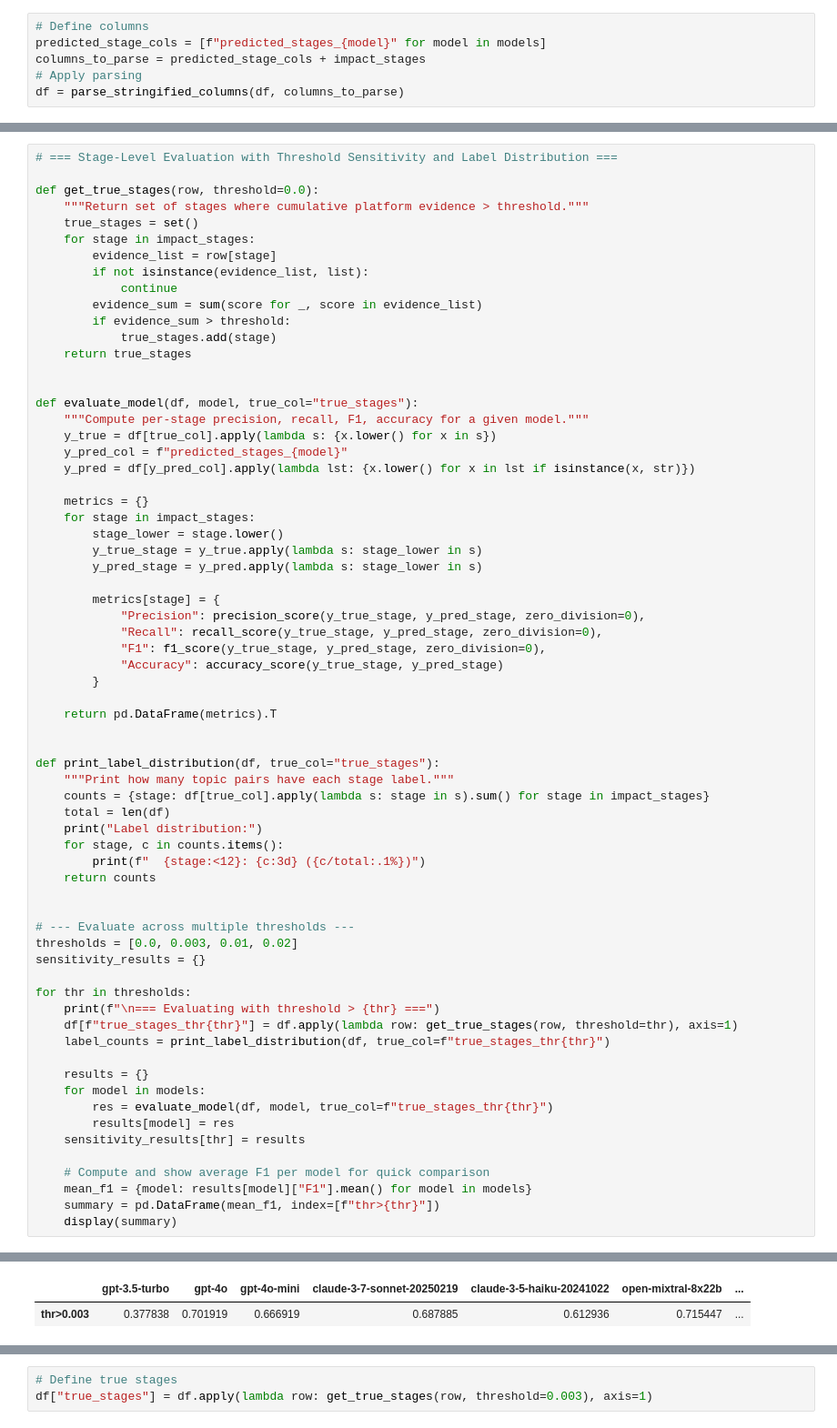
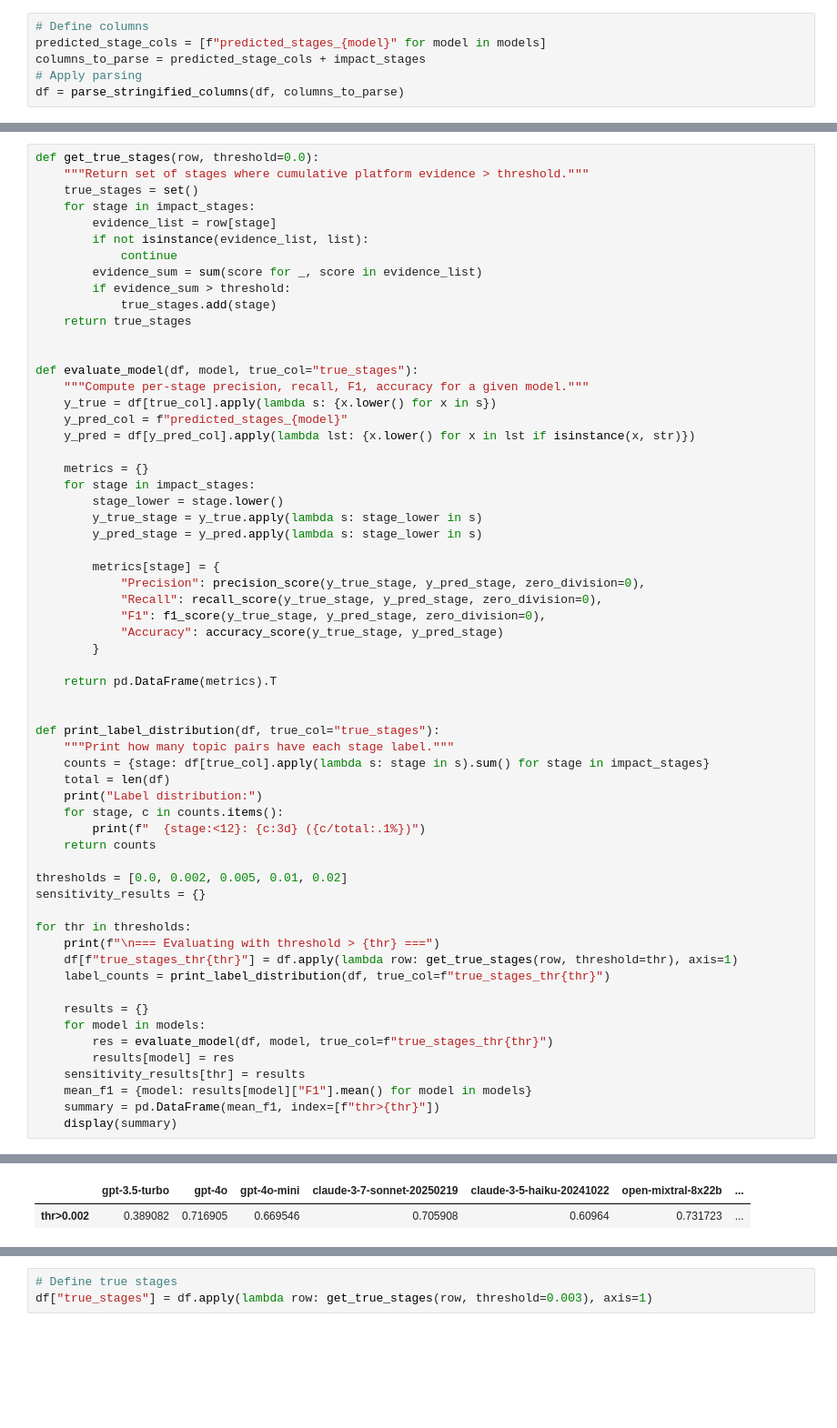
Before and after one commit to flowmetrics-ai/predicting-multidimensional-research-impact, a Jupyter notebook: experiments/Flowmetrics-validation.ipynb, the cells around one changed output, grey strips where cells are left out. Shown at 91% size. Saved outputs shown, nothing was run; the diff lists cells and outputs as text; blank space fills up the shorter version.

```diff
--- a/experiments/Flowmetrics-validation.ipynb
+++ b/experiments/Flowmetrics-validation.ipynb
@@ -152,6 +153,4 @@ The goal is to quantify each model’s ability to detect supported stages and ex
 # %%
-# === Stage-Level Evaluation with Threshold Sensitivity and Label Distribution ===
-
 def get_true_stages(row, threshold=0.0):
     """Return set of stages where cumulative platform evidence > threshold."""
     true_stages = set()
@@ -196,9 +195,7 @@ def print_label_distribution(df, true_col="true_stages"):
         print(f"  {stage:<12}: {c:3d} ({c/total:.1%})")
     return counts
 
-
-# --- Evaluate across multiple thresholds ---
-thresholds = [0.0, 0.003, 0.01, 0.02]
+thresholds = [0.0, 0.002, 0.005, 0.01, 0.02]
 sensitivity_results = {}
 
 for thr in thresholds:
@@ -211,8 +208,6 @@ for thr in thresholds:
         res = evaluate_model(df, model, true_col=f"true_stages_thr{thr}")
         results[model] = res
     sensitivity_results[thr] = results
-
-    # Compute and show average F1 per model for quick comparison
     mean_f1 = {model: results[model]["F1"].mean() for model in models}
     summary = pd.DataFrame(mean_f1, index=[f"thr>{thr}"])
     display(summary)
@@ -236,2 +231,2 @@ Label distribution:
 |  | gpt-3.5-turbo | gpt-4o | gpt-4o-mini | claude-3-7-sonnet-20250219 | claude-3-5-haiku-20241022 | open-mixtral-8x22b | ... |
-| thr>0.003 | 0.377838 | 0.701919 | 0.666919 | 0.687885 | 0.612936 | 0.715447 | ... |
+| thr>0.002 | 0.389082 | 0.716905 | 0.669546 | 0.705908 | 0.60964 | 0.731723 | ... |
```
Also changed, not shown: parts of 39 cells of this notebook.
